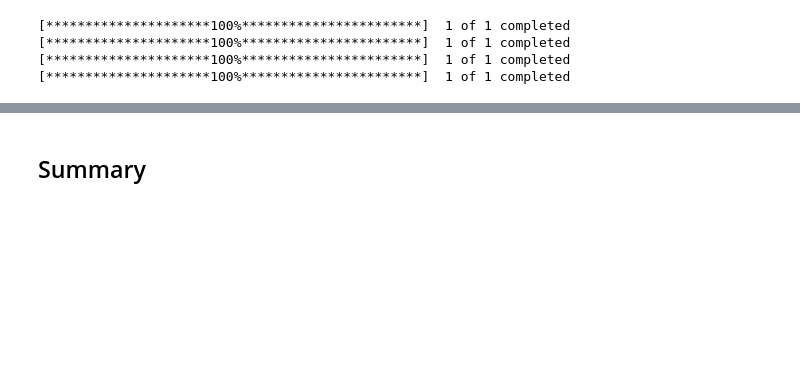
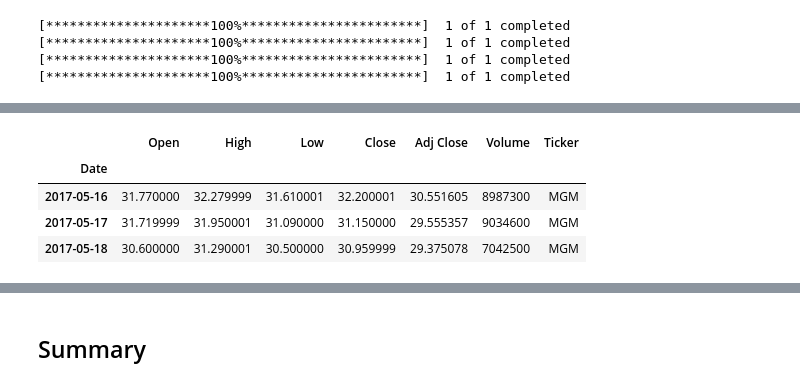
Before and after one commit to williampkidney/springboardcapstone2, a Jupyter notebook: notebooks/data-wrangling.ipynb, the cells around one changed output, grey strips where cells are left out. Cells and saved outputs as stored; diff of their text form; code cells hidden in the pictures; blank space fills up the shorter version.

```diff
--- a/notebooks/data-wrangling.ipynb
+++ b/notebooks/data-wrangling.ipynb
@@ -63,0 +66,8 @@ df.head(10)
+# %%
+MGM.head(3)
+# %% [output]
+|  | Open | High | Low | Close | Adj Close | Volume | Ticker |
+| Date |  |  |  |  |  |  |  |
+| 2017-05-16 | 31.770000 | 32.279999 | 31.610001 | 32.200001 | 30.551605 | 8987300 | MGM |
+| 2017-05-17 | 31.719999 | 31.950001 | 31.090000 | 31.150000 | 29.555357 | 9034600 | MGM |
+| 2017-05-18 | 30.600000 | 31.290001 | 30.500000 | 30.959999 | 29.375078 | 7042500 | MGM |
```
Also changed, not shown: parts of 23 cells of this notebook, 1 other file.
